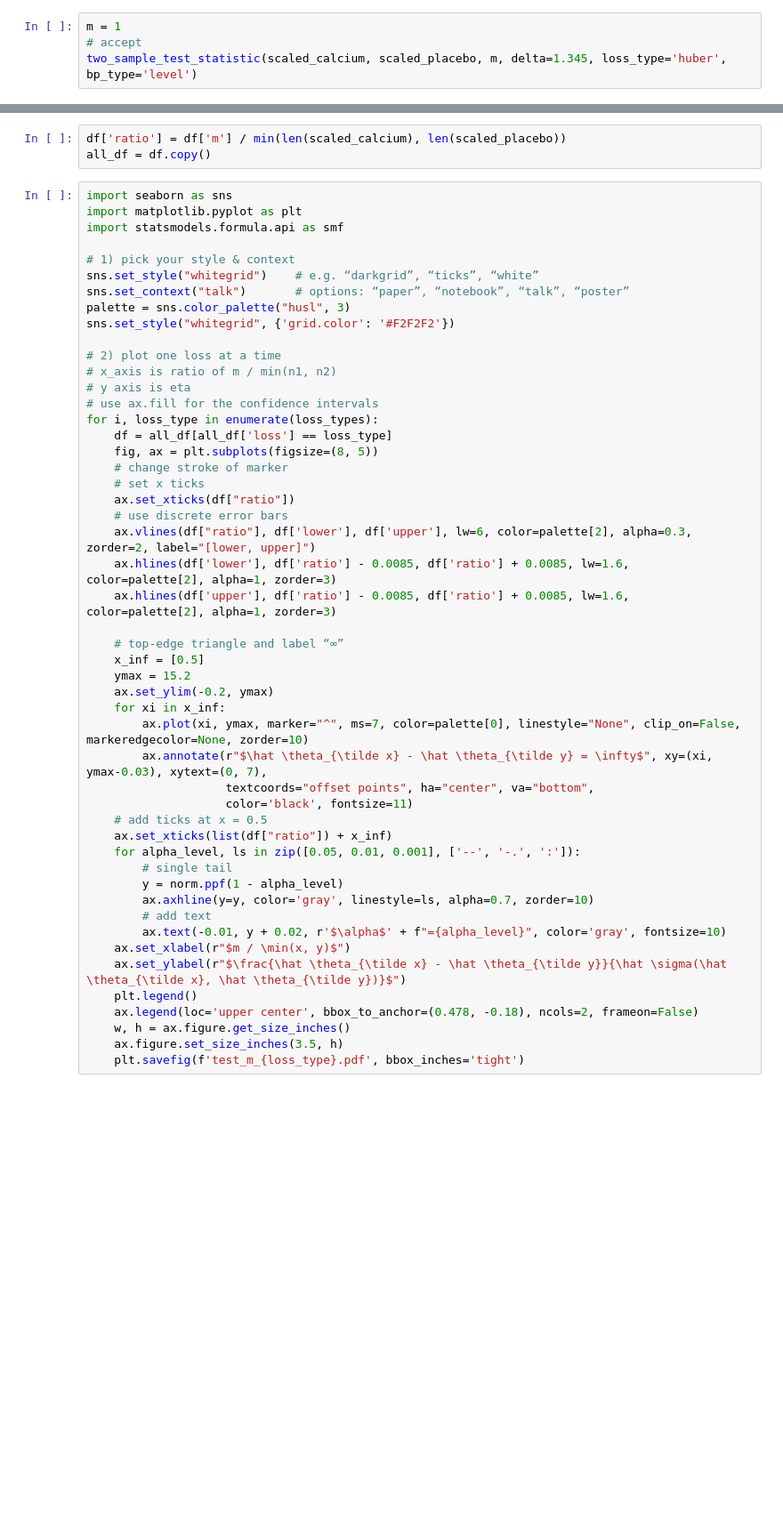
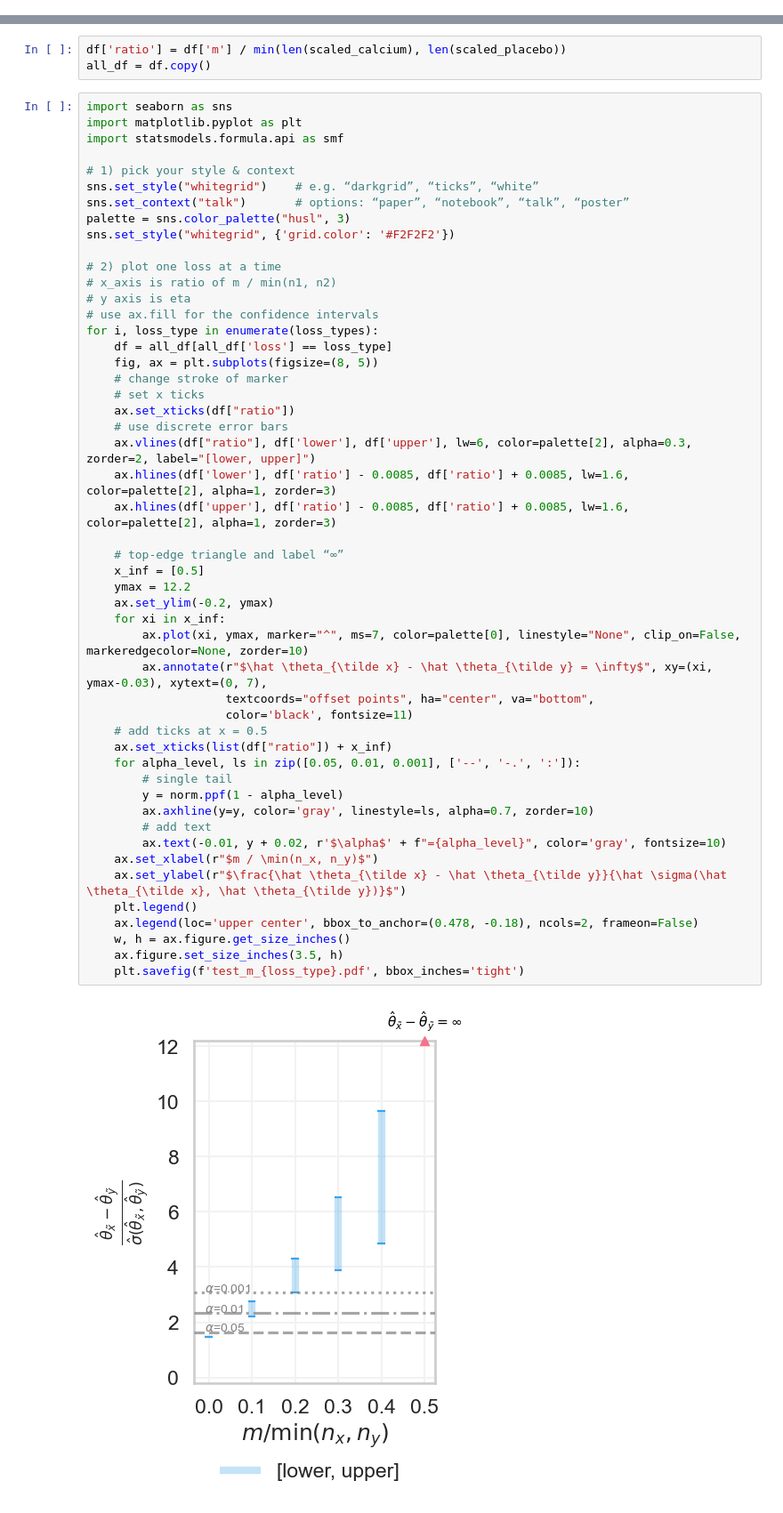
Before and after one commit to keanson/Threshold-Breakdown, a Jupyter notebook: src/ftbp/experiments/real_data.ipynb, the cells around one changed output, grey strips where cells are left out. Shown at 89% size. Drawn from its saved outputs; the diff is of its cells as text; blank space fills up the shorter version.

```diff
--- a/src/ftbp/experiments/real_data.ipynb
+++ b/src/ftbp/experiments/real_data.ipynb
@@ -162,10 +192,6 @@ for i, loss_type in enumerate(loss_types):
 ### Test Statistic Plot
 # %%
 from ftbp.wald import *
-# %%
-m = 1
-# accept
-two_sample_test_statistic(scaled_calcium, scaled_placebo, m, delta=1.345, loss_type='huber', bp_type='level')
 # %%
 # Plot 1, show how the difference changes with different $m$
 # Get bootstrap weights from standard exponential
@@ -214,32 +257,34 @@ for i, loss_type in enumerate(loss_types):
     # change stroke of marker
     # set x ticks
     ax.set_xticks(df["ratio"])
     # use discrete error bars
     ax.vlines(df["ratio"], df['lower'], df['upper'], lw=6, color=palette[2], alpha=0.3, zorder=2, label="[lower, upper]")
     ax.hlines(df['lower'], df['ratio'] - 0.0085, df['ratio'] + 0.0085, lw=1.6, color=palette[2], alpha=1, zorder=3)
     ax.hlines(df['upper'], df['ratio'] - 0.0085, df['ratio'] + 0.0085, lw=1.6, color=palette[2], alpha=1, zorder=3)
 
     # top-edge triangle and label “∞”
     x_inf = [0.5]
-    ymax = 15.2
+    ymax = 12.2
     ax.set_ylim(-0.2, ymax)
     for xi in x_inf:
         ax.plot(xi, ymax, marker="^", ms=7, color=palette[0], linestyle="None", clip_on=False, markeredgecolor=None, zorder=10)
         ax.annotate(r"$\hat \theta_{\tilde x} - \hat \theta_{\tilde y} = \infty$", xy=(xi, ymax-0.03), xytext=(0, 7),
                     textcoords="offset points", ha="center", va="bottom",
                     color='black', fontsize=11)
     # add ticks at x = 0.5
     ax.set_xticks(list(df["ratio"]) + x_inf)
     for alpha_level, ls in zip([0.05, 0.01, 0.001], ['--', '-.', ':']):
         # single tail
         y = norm.ppf(1 - alpha_level)
         ax.axhline(y=y, color='gray', linestyle=ls, alpha=0.7, zorder=10)
         # add text
         ax.text(-0.01, y + 0.02, r'$\alpha$' + f"={alpha_level}", color='gray', fontsize=10)
-    ax.set_xlabel(r"$m / \min(x, y)$")
+    ax.set_xlabel(r"$m / \min(n_x, n_y)$")
     ax.set_ylabel(r"$\frac{\hat \theta_{\tilde x} - \hat \theta_{\tilde y}}{\hat \sigma(\hat \theta_{\tilde x}, \hat \theta_{\tilde y})}$")
     plt.legend()
     ax.legend(loc='upper center', bbox_to_anchor=(0.478, -0.18), ncols=2, frameon=False)
     w, h = ax.figure.get_size_inches()
     ax.figure.set_size_inches(3.5, h)
     plt.savefig(f'test_m_{loss_type}.pdf', bbox_inches='tight')
+# %% [output]
+[figure, added]
```
Also changed, not shown: parts of 5 cells of this notebook, 15 other files.
